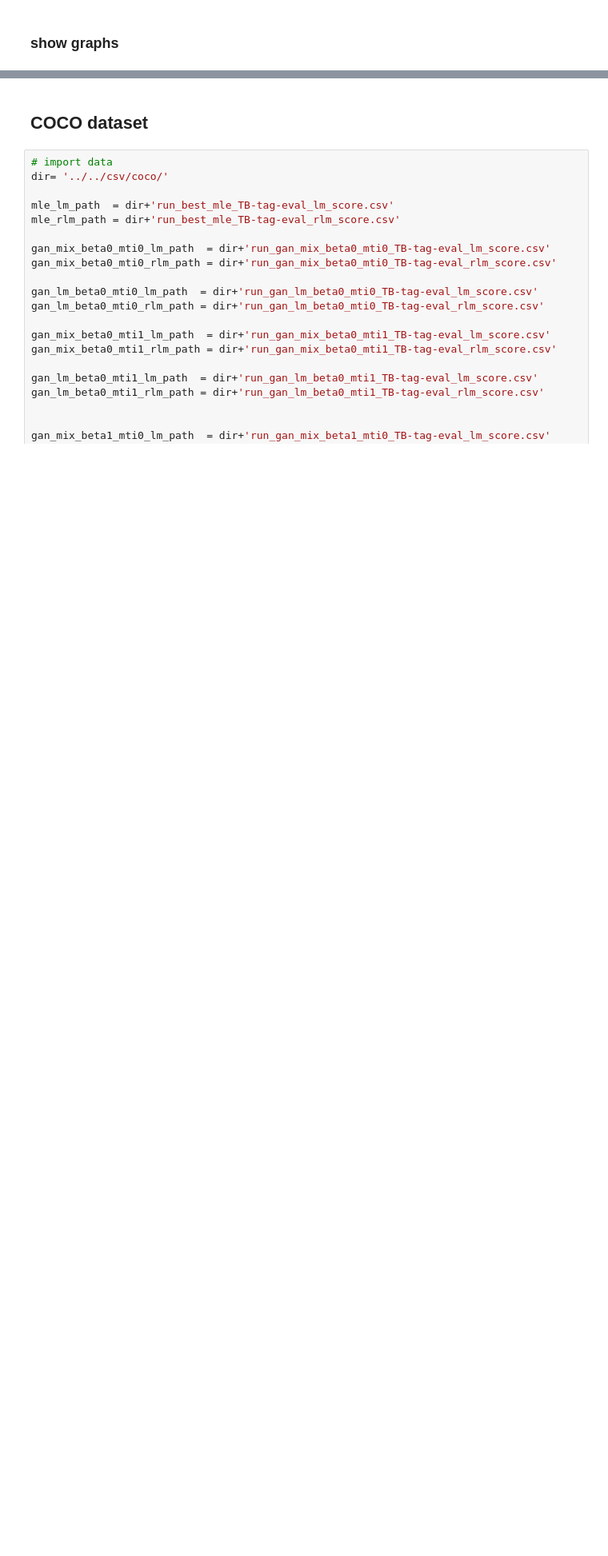
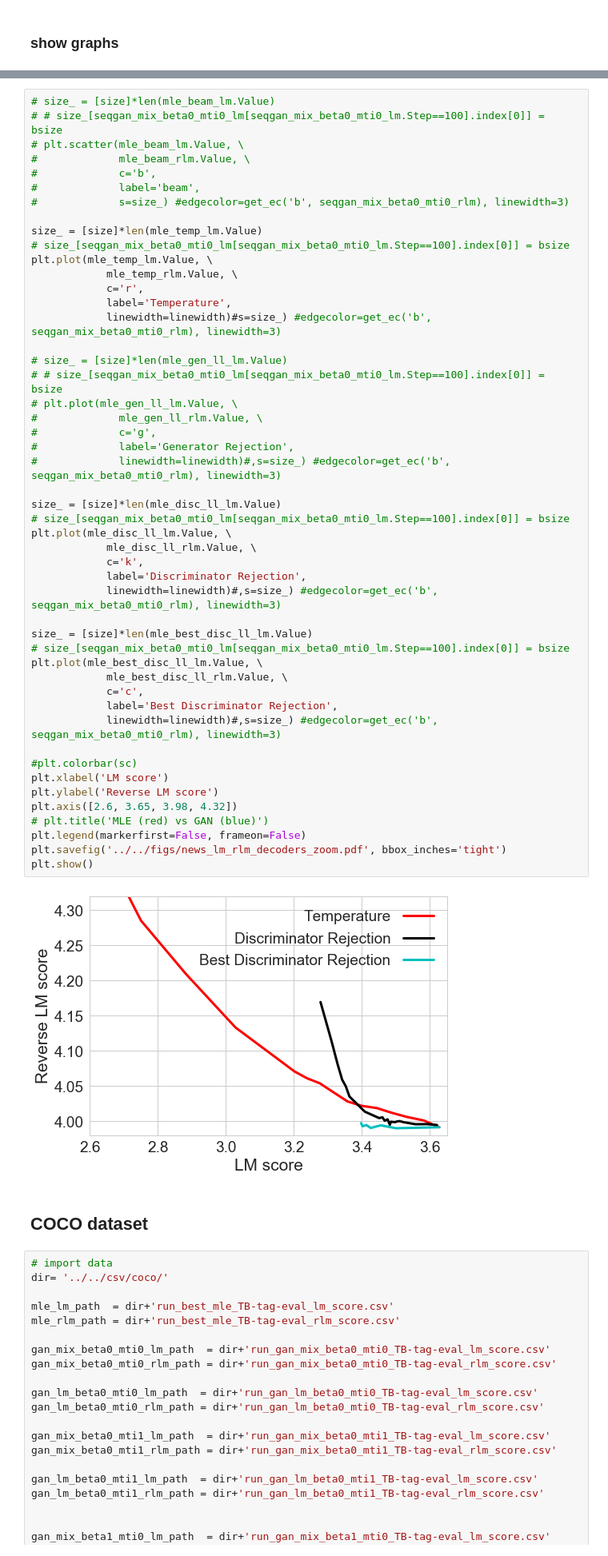
Before and after one commit to pclucas14/GansFallingShort, a Jupyter notebook: real_data_experiments/notebooks/lm-rlm_plot.ipynb, the cells around one changed output, grey strips where cells are left out. Shown at 80% size. Cells and saved outputs as stored; diff of their text form; blank space fills up the shorter version.

```diff
--- a/real_data_experiments/notebooks/lm-rlm_plot.ipynb
+++ b/real_data_experiments/notebooks/lm-rlm_plot.ipynb
@@ -207,3 +250,54 @@ plt.show()
+# %%
+# size_ = [size]*len(mle_beam_lm.Value)
+# # size_[seqgan_mix_beta0_mti0_lm[seqgan_mix_beta0_mti0_lm.Step==100].index[0]] = bsize
+# plt.scatter(mle_beam_lm.Value, \
+#             mle_beam_rlm.Value, \
+#             c='b',
+#             label='beam',
+#             s=size_) #edgecolor=get_ec('b', seqgan_mix_beta0_mti0_rlm), linewidth=3)
+
+size_ = [size]*len(mle_temp_lm.Value)
+# size_[seqgan_mix_beta0_mti0_lm[seqgan_mix_beta0_mti0_lm.Step==100].index[0]] = bsize
+plt.plot(mle_temp_lm.Value, \
+            mle_temp_rlm.Value, \
+            c='r',
+            label='Temperature',
+            linewidth=linewidth)#s=size_) #edgecolor=get_ec('b', seqgan_mix_beta0_mti0_rlm), linewidth=3)
+
+# size_ = [size]*len(mle_gen_ll_lm.Value)
+# # size_[seqgan_mix_beta0_mti0_lm[seqgan_mix_beta0_mti0_lm.Step==100].index[0]] = bsize
+# plt.plot(mle_gen_ll_lm.Value, \
+#             mle_gen_ll_rlm.Value, \
+#             c='g',
+#             label='Generator Rejection',
+#             linewidth=linewidth)#,s=size_) #edgecolor=get_ec('b', seqgan_mix_beta0_mti0_rlm), linewidth=3)
+
+size_ = [size]*len(mle_disc_ll_lm.Value)
+# size_[seqgan_mix_beta0_mti0_lm[seqgan_mix_beta0_mti0_lm.Step==100].index[0]] = bsize
+plt.plot(mle_disc_ll_lm.Value, \
+            mle_disc_ll_rlm.Value, \
+            c='k',
+            label='Discriminator Rejection',
+            linewidth=linewidth)#,s=size_) #edgecolor=get_ec('b', seqgan_mix_beta0_mti0_rlm), linewidth=3)
+
+size_ = [size]*len(mle_best_disc_ll_lm.Value)
+# size_[seqgan_mix_beta0_mti0_lm[seqgan_mix_beta0_mti0_lm.Step==100].index[0]] = bsize
+plt.plot(mle_best_disc_ll_lm.Value, \
+            mle_best_disc_ll_rlm.Value, \
+            c='c',
+            label='Best Discriminator Rejection',
+            linewidth=linewidth)#,s=size_) #edgecolor=get_ec('b', seqgan_mix_beta0_mti0_rlm), linewidth=3)
+
+#plt.colorbar(sc)
+plt.xlabel('LM score')
+plt.ylabel('Reverse LM score')
+plt.axis([2.6, 3.65, 3.98, 4.32])
+# plt.title('MLE (red) vs GAN (blue)')
+plt.legend(markerfirst=False, frameon=False)
+plt.savefig('../../figs/news_lm_rlm_decoders_zoom.pdf', bbox_inches='tight')
+plt.show()
+# %% [output]
+[figure, added]
 # %% [markdown]
 ## COCO dataset
 # %%
```
Also changed, not shown: parts of 11 cells of this notebook, 13 other files.
